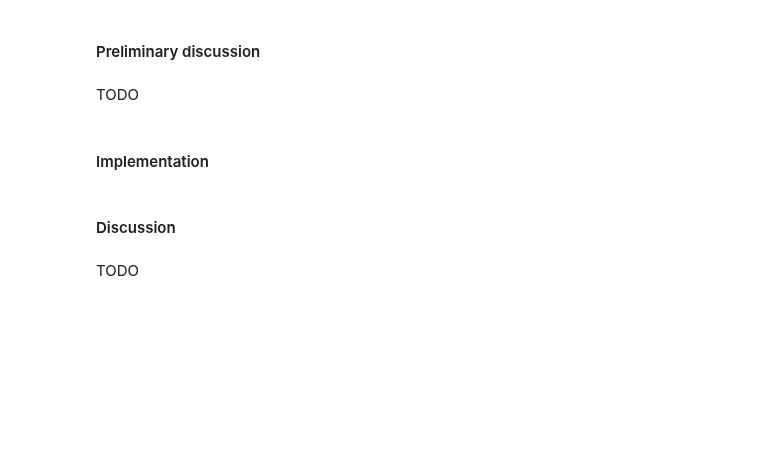
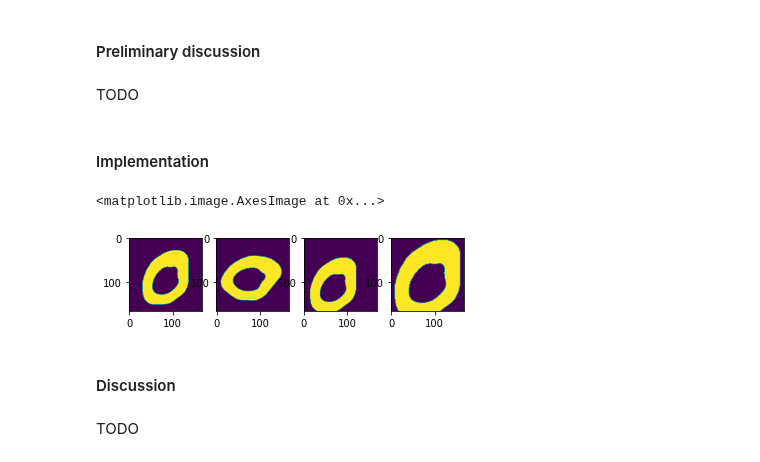
Before and after one commit to mrizaarseven98/do-not-cheat, a Jupyter notebook: labs/lab_02_object_description.ipynb, the cells around one changed output. Saved outputs shown, nothing was run; the diff lists cells and outputs as text; code cells hidden in the pictures; blank space fills up the shorter version.

Commit message:
added transformation plots

```diff
--- a/labs/lab_02_object_description.ipynb
+++ b/labs/lab_02_object_description.ipynb
@@ -392,33 +392,42 @@ def rotate(images, alpha):
         M = cv2.getRotationMatrix2D((im.shape[1]//2, im.shape[0]//2), alpha, 1)
         rotated = cv2.warpAffine(im, M, (im.shape[1], im.shape[0]))
         out.append(rotated)
     return np.asarray(out)
 
 def random_rotate(img):
     # TODO
     angle = np.random.randint(0, 360)
     return rotate([img], angle)[0]
 
 # Define custom rotation function. You may add other parameters to the function.
 def random_translate(img, max_translation=50):
     # TODO
     x = np.random.randint(-max_translation, max_translation)
     y = np.random.randint(-max_translation, max_translation)
     rows, cols = img.shape
 
     M = np.float32([[1, 0, x], [0, 1, y]])
     dst = cv2.warpAffine(img, M, (cols, rows))
     return dst
 
 # Define custom rotation function. You may add other parameters to the function.
 def random_scale(img, max_scale = 1.5):
     # TODO
     scale = np.random.uniform(1/max_scale, max_scale)
     rows, cols = img.shape
 
     M = cv2.getRotationMatrix2D((cols/2, rows/2), 0, scale)
     dst = cv2.warpAffine(img, M, (cols, rows))
     return dst
+
+fig, axes=plt.subplots(1,4)
+axes[0].imshow(zero)
+axes[1].imshow(random_rotate(zero))
+axes[2].imshow(random_translate(zero))
+axes[3].imshow(random_scale(zero))
+# %% [output]
+<matplotlib.image.AxesImage at 0x...>
+[figure, added]
 # %%
 # We will define 4 sets of new images below
 
```
Also changed, not shown: parts of 4 cells of this notebook.
